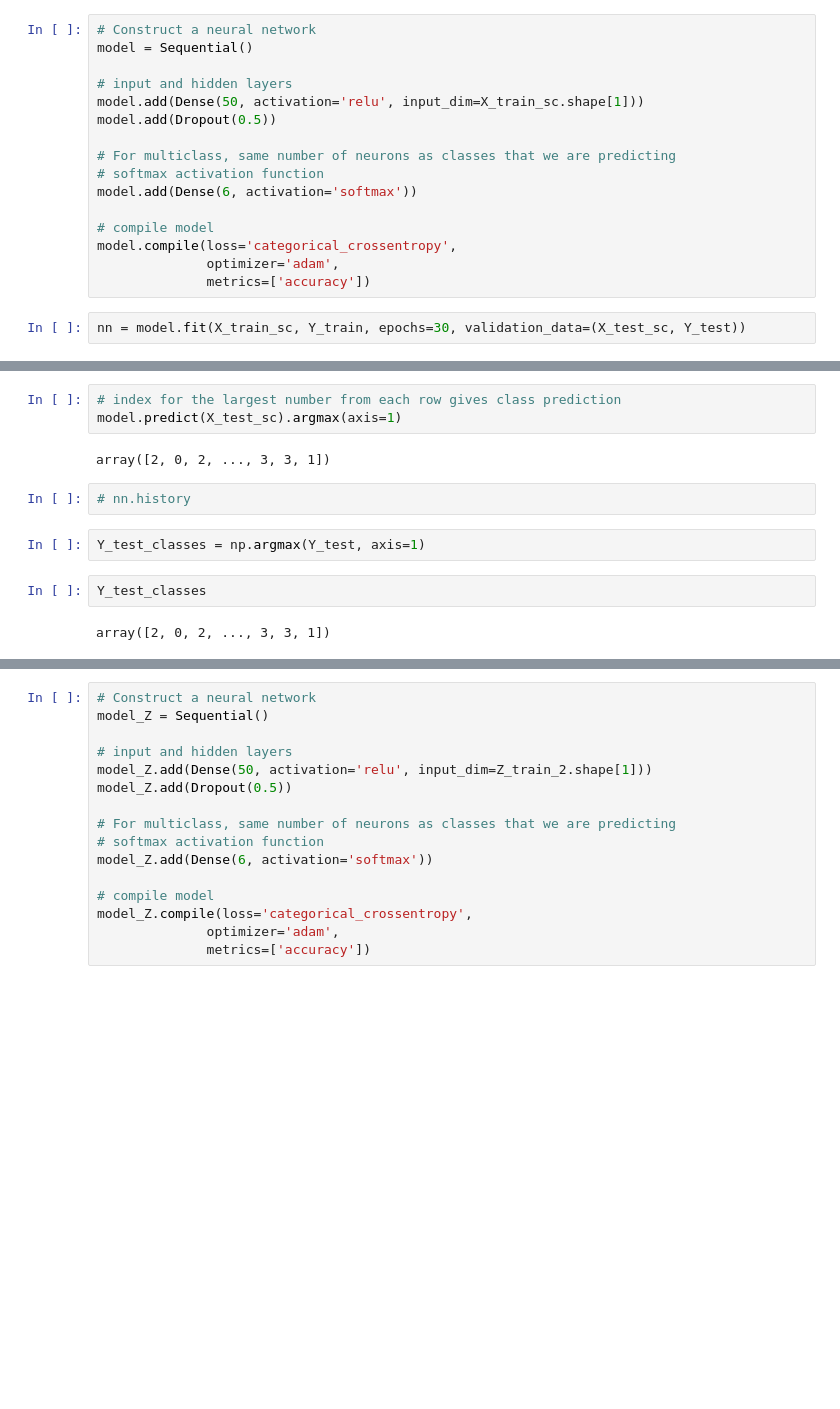
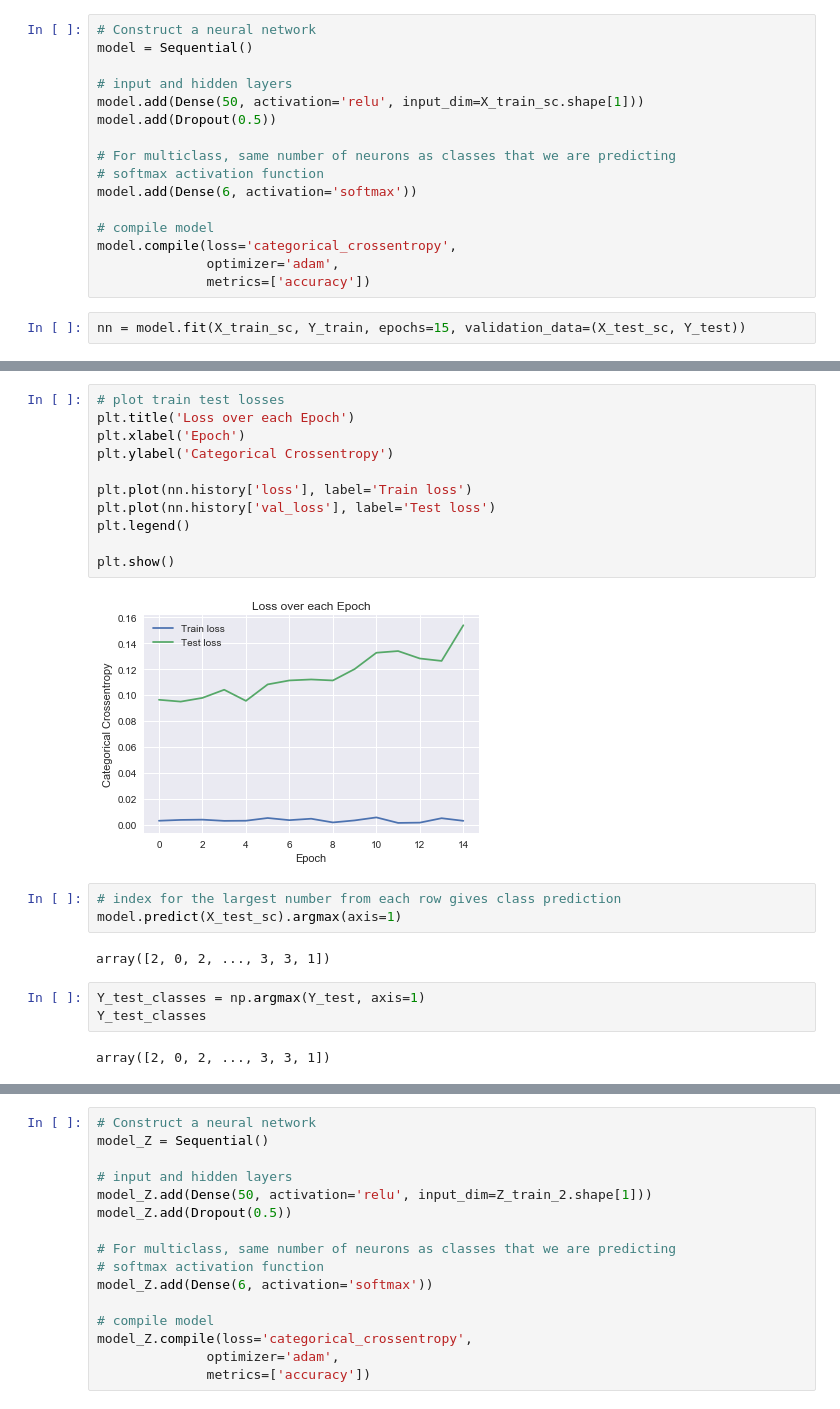
Before and after one commit to surajsakaram/Capstone, a Jupyter notebook: code/03_Modeling.ipynb, the cells around one changed output, grey strips where cells are left out. Cells and saved outputs as stored; diff of their text form; blank space fills up the shorter version.

```diff
--- a/code/03_Modeling.ipynb
+++ b/code/03_Modeling.ipynb
@@ -529,6 +566,6 @@ model.compile(loss='categorical_crossentropy',
               optimizer='adam',
               metrics=['accuracy'])
 # %%
-nn = model.fit(X_train_sc, Y_train, epochs=30, validation_data=(X_test_sc, Y_test))
+nn = model.fit(X_train_sc, Y_train, epochs=15, validation_data=(X_test_sc, Y_test))
 # %% [output]
 Train on 3051 samples, validate on 1017 samples
@@ -567,16 +597,26 @@ array([[2.5228058e-14, 5.7172218e-18, 1.0000000e+00, 7.8514826e-13,
+# %%
+# plot train test losses
+plt.title('Loss over each Epoch')
+plt.xlabel('Epoch')
+plt.ylabel('Categorical Crossentropy')
+
+plt.plot(nn.history['loss'], label='Train loss')
+plt.plot(nn.history['val_loss'], label='Test loss')
+plt.legend()
+
+plt.show()
+# %% [output]
+[figure, added]
 # %%
 # index for the largest number from each row gives class prediction
 model.predict(X_test_sc).argmax(axis=1)
 # %% [output]
 array([2, 0, 2, ..., 3, 3, 1])
-# %%
-# nn.history
 # %%
 Y_test_classes = np.argmax(Y_test, axis=1)
+Y_test_classes
+# %% [output]
+array([2, 0, 2, ..., 3, 3, 1])
-# %%
-Y_test_classes
-# %% [output]
-array([2, 0, 2, ..., 3, 3, 1])
 # %%
 nn_preds = model.predict_classes(X_test_sc)
 
```
Also changed, not shown: parts of 78 cells of this notebook, 22 other files.
